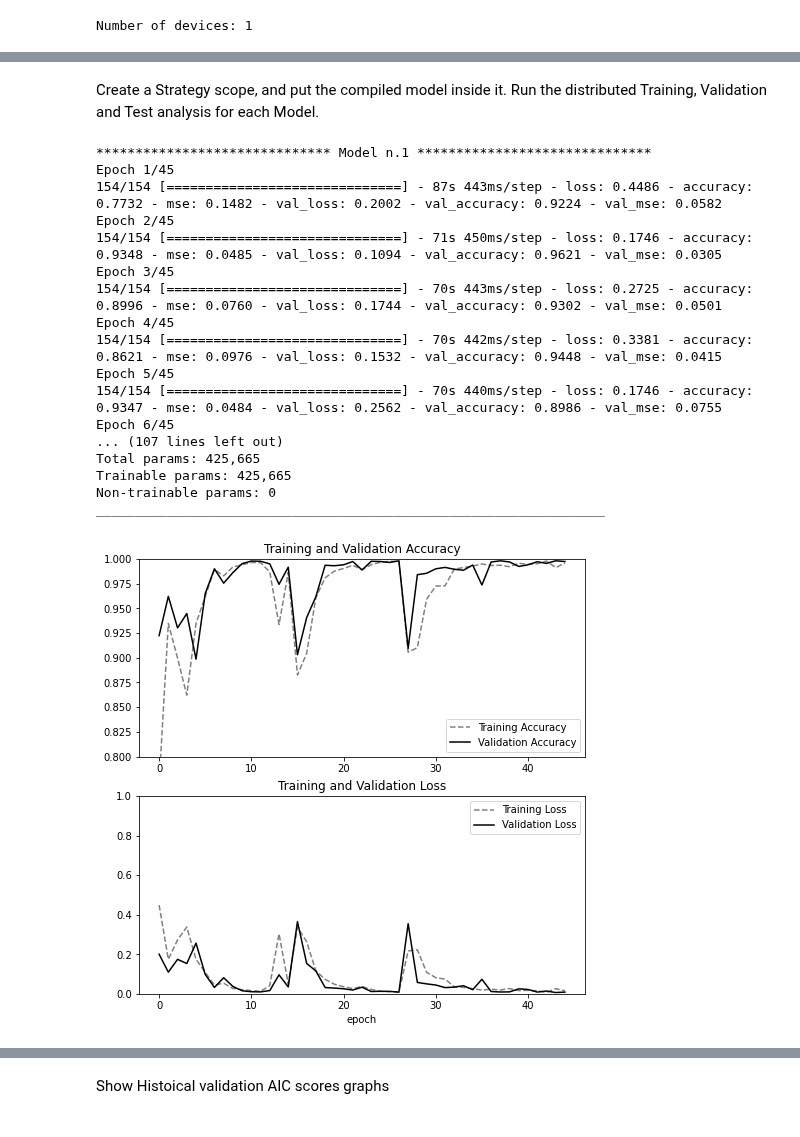
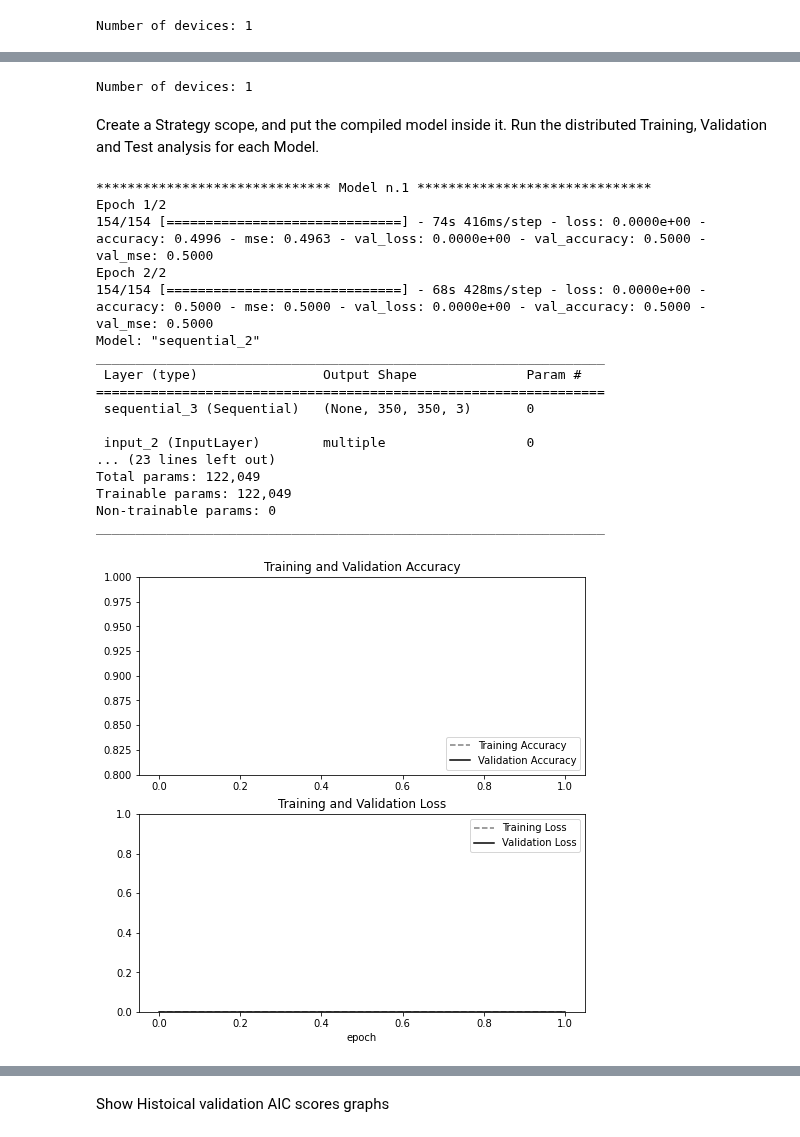
Before and after one commit to cosimo-schiavoni/Massive_Data_Project, a Jupyter notebook: Comics_Faces_Project.ipynb, the cells around one changed output, grey strips where cells are left out. Saved outputs shown, nothing was run; the diff lists cells and outputs as text; code cells hidden in the pictures.

```diff
--- a/Comics_Faces_Project.ipynb
+++ b/Comics_Faces_Project.ipynb
@@ -277,0 +302,5 @@ Define the CNN model, the Training and the Validation dataset.
+# %%
+i=1
+i = str(i)
+model_ = 'model'+i
+model_
@@ -277,0 +309,11 @@ Define the CNN model, the Training and the Validation dataset.
+# %%
+CONV2D_layers_number = 3
+
+
+
+for i in range(CONV2D_layers_number):
+  Dynamic_Variable_Name = "model_"
+  Dynamic_Variable_Name = str(Dynamic_Variable_Name)+str(i+1)
+  globals()[Dynamic_Variable_Name] = 2020+i
+
+model_3
@@ -498,21 +416,0 @@ Example of data augmentation
-# %%
-train_dataset, validation_dataset, test_dataset = get_dataset()
-
-data_augmentation = tf.keras.Sequential([
-	  layers.RandomFlip("horizontal_and_vertical"),
-	  layers.RandomRotation(0.5),
-    layers.RandomContrast(0.1, seed=None),
-    RandomInvert(),
-    layers.RandomZoom(height_factor=(-0.2, +0.3)),
-    layers.RandomTranslation(height_factor=(-0.05, +0.05),width_factor=(-0.05, +0.05))
-    ])
-
-
-for image, _ in train_dataset.take(1):
-    plt.figure(figsize=(12, 12))
-    first_image = image[0]
-    for i in range(9):
-        ax = plt.subplot(3, 3, i + 1)
-        augmented_image = data_augmentation(tf.expand_dims(first_image, 0))
-        plt.imshow(augmented_image[0] / 255)
-        plt.axis('off')
@@ -531,3 +472,8 @@ WARNING:matplotlib.image:Clipping input data to the valid range for imshow with
+# %%
+strategy = tf.distribute.MirroredStrategy()
+print("Number of devices: {}".format(strategy.num_replicas_in_sync))
+# %% [output]
+Number of devices: 1
 # %% [markdown]
 Create a Strategy scope, and put the compiled model inside it. Run the distributed Training, Validation and Test analysis for each Model.
 # %%
@@ -539,9 +485,9 @@ Example_number = 9800
 AIC_list = []
 MSE_list = []
 Models_parameters_n_list = []
-for n in range(4):
+for n in range(1):
   with strategy.scope():
-    model = get_compiled_model(n+1)
+    model = model_(n)
     print(f'****************************** Model n.{n+1} ******************************')
     model_fit = model.fit(train_dataset, epochs=EPOCHS, validation_data=validation_dataset)
     model_fit
@@ -575,46 +521,46 @@ for n in range(4):
 
     #Show training and validation graphs
     acc = model_fit.history['accuracy']
     val_acc = model_fit.history['val_accuracy']
     loss_ = model_fit.history['loss']
     val_loss_ = model_fit.history['val_loss']
 
     plt.figure(figsize=(8, 8))
     plt.subplot(2, 1, 1)
     plt.plot(acc, label='Training Accuracy', color = 'gray',linestyle='dashed')
     plt.plot(val_acc, label='Validation Accuracy', color = 'black')
     plt.ylim([0.8, 1])
     plt.legend(loc='lower right')
     plt.title('Training and Validation Accuracy')
 
     plt.subplot(2, 1, 2)
     plt.plot(loss_, label='Training Loss', color = 'gray',linestyle='dashed')
     plt.plot(val_loss_, label='Validation Loss', color = 'black')
     plt.ylim([0, 1.0])
     plt.legend(loc='upper right')
     plt.title('Training and Validation Loss')
     plt.xlabel('epoch')
     plt.show()
 
     print('****************************** Test Evaluate ******************************')
     model.evaluate(test_dataset)
 # %% [output]
 ****************************** Model n.1 ******************************
-Epoch 1/45
-154/154 [==============================] - 87s 443ms/step - loss: 0.4486 - accuracy: 0.7732 - mse: 0.1482 - val_loss: 0.2002 - val_accuracy: 0.9224 - val_mse: 0.0582
-Epoch 2/45
-154/154 [==============================] - 71s 450ms/step - loss: 0.1746 - accuracy: 0.9348 - mse: 0.0485 - val_loss: 0.1094 - val_accuracy: 0.9621 - val_mse: 0.0305
-Epoch 3/45
-154/154 [==============================] - 70s 443ms/step - loss: 0.2725 - accuracy: 0.8996 - mse: 0.0760 - val_loss: 0.1744 - val_accuracy: 0.9302 - val_mse: 0.0501
-Epoch 4/45
-154/154 [==============================] - 70s 442ms/step - loss: 0.3381 - accuracy: 0.8621 - mse: 0.0976 - val_loss: 0.1532 - val_accuracy: 0.9448 - val_mse: 0.0415
-Epoch 5/45
-154/154 [==============================] - 70s 440ms/step - loss: 0.1746 - accuracy: 0.9347 - mse: 0.0484 - val_loss: 0.2562 - val_accuracy: 0.8986 - val_mse: 0.0755
-Epoch 6/45
-... (107 lines left out)
-Total params: 425,665
-Trainable params: 425,665
+Epoch 1/2
+154/154 [==============================] - 74s 416ms/step - loss: 0.0000e+00 - accuracy: 0.4996 - mse: 0.4963 - val_loss: 0.0000e+00 - val_accuracy: 0.5000 - val_mse: 0.5000
+Epoch 2/2
+154/154 [==============================] - 68s 428ms/step - loss: 0.0000e+00 - accuracy: 0.5000 - mse: 0.5000 - val_loss: 0.0000e+00 - val_accuracy: 0.5000 - val_mse: 0.5000
+Model: "sequential_2"
+_________________________________________________________________
+ Layer (type)                Output Shape              Param #
+=================================================================
+ sequential_3 (Sequential)   (None, 350, 350, 3)       0
+
+ input_2 (InputLayer)        multiple                  0
+... (23 lines left out)
+Total params: 122,049
+Trainable params: 122,049
 Non-trainable params: 0
 _________________________________________________________________
-[figure, old version]
+[figure, new version]
 ****************************** Test Evaluate ******************************
```
Also changed, not shown: parts of 17 cells of this notebook.
